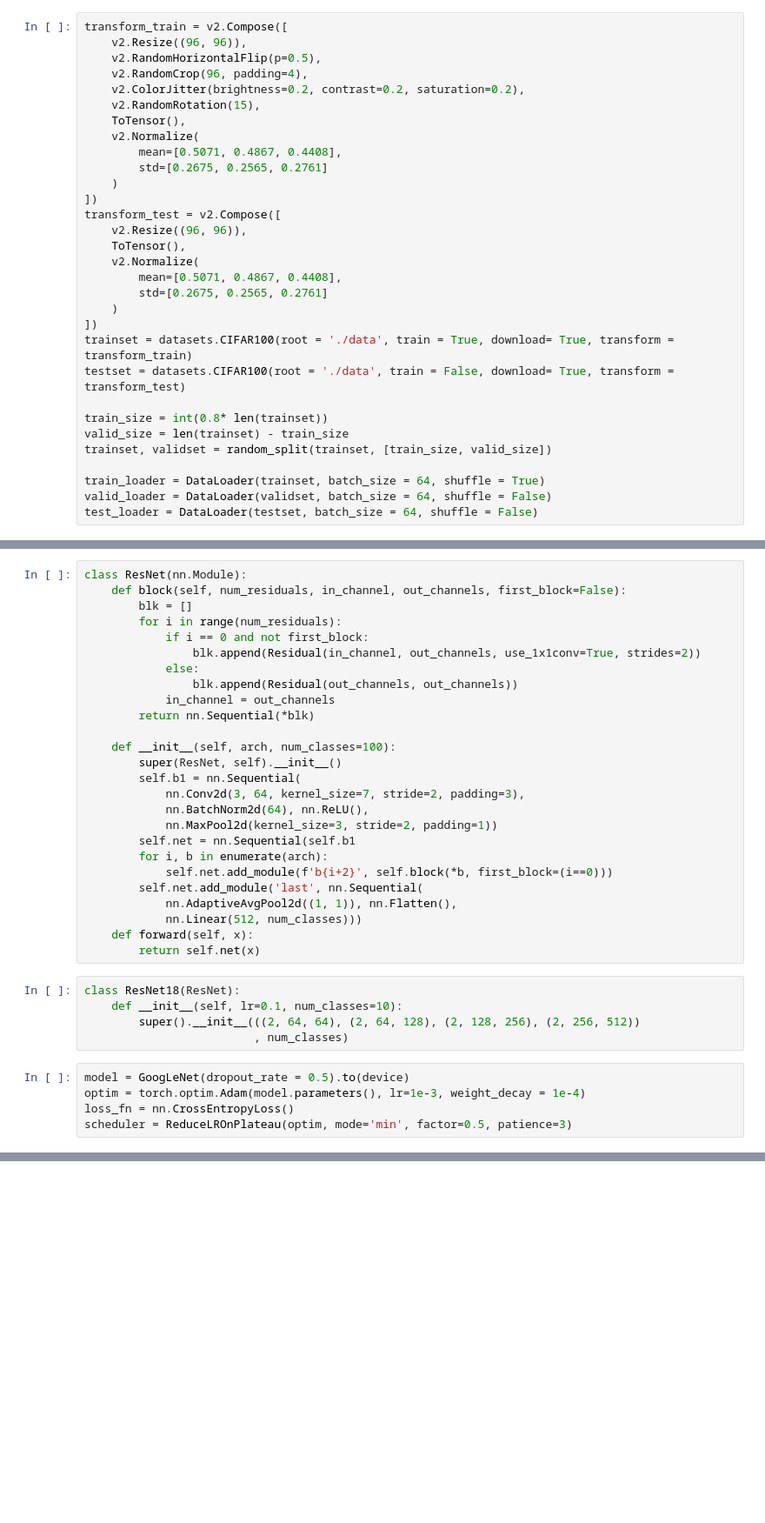
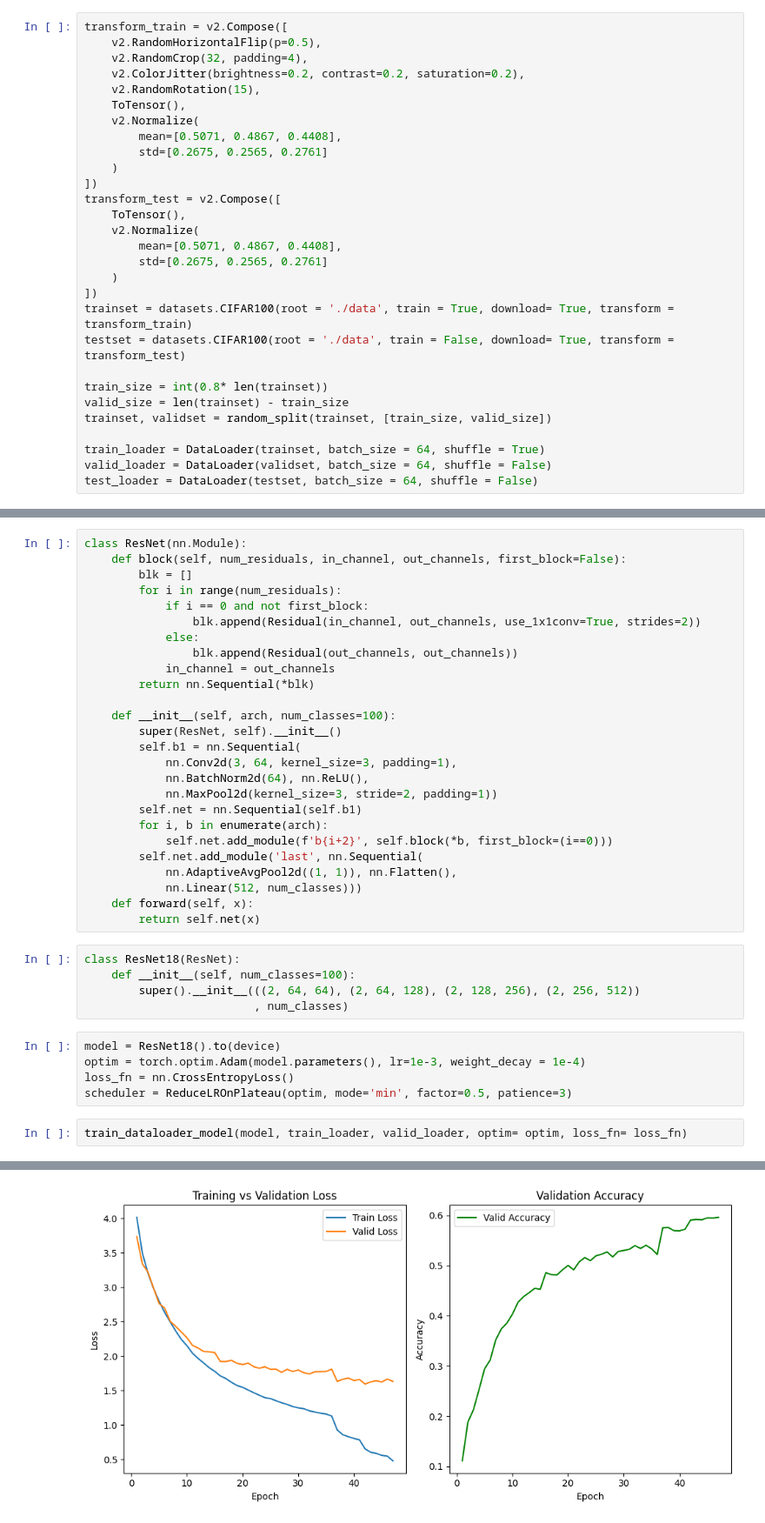
Before and after one commit to PhChLong/ML-DL, a Jupyter notebook: resnet.ipynb, the cells around one changed output, grey strips where cells are left out. Shown: that part at 87% size. Saved outputs shown, nothing was run; the diff lists cells and outputs as text; blank space fills up the shorter version.

```diff
--- a/resnet.ipynb
+++ b/resnet.ipynb
@@ -15,8 +21,7 @@ device = "cuda" if torch.cuda.is_available() else "cpu"
 # %%
 transform_train = v2.Compose([
-    v2.Resize((96, 96)),
     v2.RandomHorizontalFlip(p=0.5),
-    v2.RandomCrop(96, padding=4),
+    v2.RandomCrop(32, padding=4),
     v2.ColorJitter(brightness=0.2, contrast=0.2, saturation=0.2),
     v2.RandomRotation(15),
     ToTensor(),
@@ -26,7 +31,6 @@ transform_train = v2.Compose([
     )
 ])
 transform_test = v2.Compose([
-    v2.Resize((96, 96)),
     ToTensor(),
     v2.Normalize(
         mean=[0.5071, 0.4867, 0.4408],
@@ -198,10 +202,10 @@ class ResNet(nn.Module):
     def __init__(self, arch, num_classes=100):
         super(ResNet, self).__init__()
         self.b1 = nn.Sequential(
-            nn.Conv2d(3, 64, kernel_size=7, stride=2, padding=3),
+            nn.Conv2d(3, 64, kernel_size=3, padding=1),
             nn.BatchNorm2d(64), nn.ReLU(),
             nn.MaxPool2d(kernel_size=3, stride=2, padding=1))
-        self.net = nn.Sequential(self.b1
+        self.net = nn.Sequential(self.b1)
         for i, b in enumerate(arch):
             self.net.add_module(f'b{i+2}', self.block(*b, first_block=(i==0)))
         self.net.add_module('last', nn.Sequential(
@@ -211,11 +215,14 @@ class ResNet(nn.Module):
         return self.net(x)
 # %%
 class ResNet18(ResNet):
-    def __init__(self, lr=0.1, num_classes=10):
+    def __init__(self, num_classes=100):
         super().__init__(((2, 64, 64), (2, 64, 128), (2, 128, 256), (2, 256, 512))
                          , num_classes)
 # %%
-model = GoogLeNet(dropout_rate = 0.5).to(device)
+model = ResNet18().to(device)
 optim = torch.optim.Adam(model.parameters(), lr=1e-3, weight_decay = 1e-4)
 loss_fn = nn.CrossEntropyLoss()
 scheduler = ReduceLROnPlateau(optim, mode='min', factor=0.5, patience=3)
+# %%
+train_dataloader_model(model, train_loader, valid_loader, optim= optim, loss_fn= loss_fn)
+# %% [output]
@@ -221,0 +246 @@ scheduler = ReduceLROnPlateau(optim, mode='min', factor=0.5, patience=3)
+[figure, added]
```
Also changed, not shown: parts of 5 cells of this notebook.
